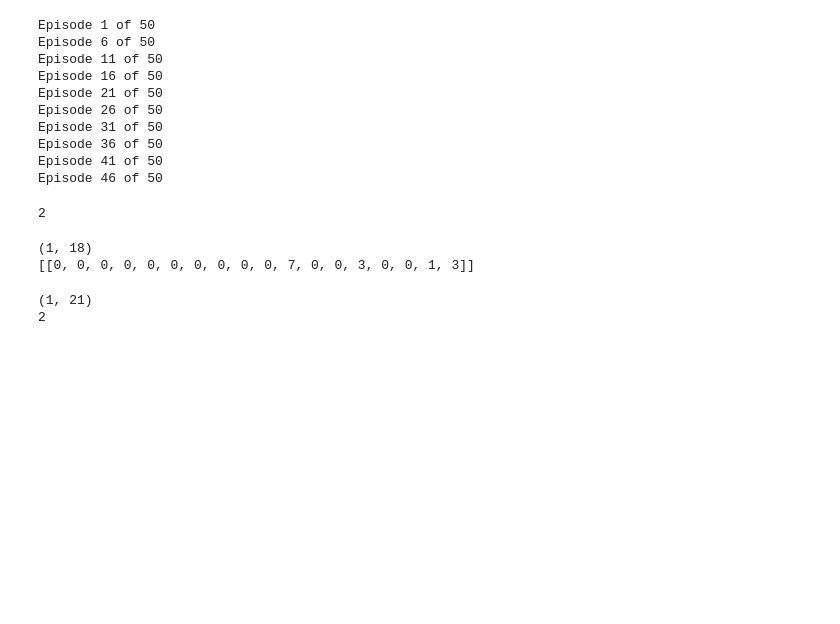
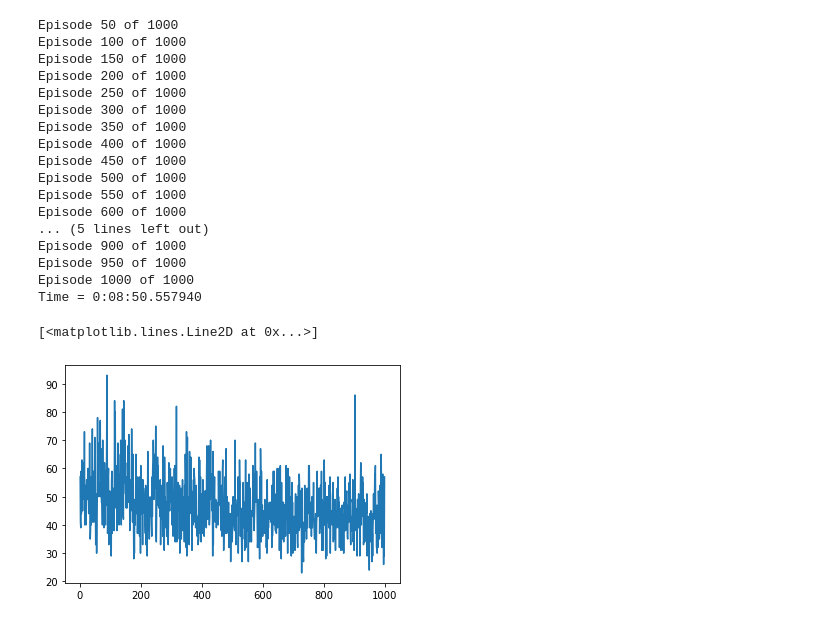
Before and after one commit to nyoung8/DominionAI, a Jupyter notebook: model building.ipynb, the cells around one changed output. Cells and saved outputs as stored; diff of their text form; code cells hidden in the pictures; blank space fills up the shorter version.

```diff
--- a/model building.ipynb
+++ b/model building.ipynb
@@ -69,6 +68,11 @@ Time = 0:00:00.515257
 # %%
 model = Sequential()
-model.add(Dense(10, activation='sigmoid', input_shape=(18,)))
+model.add(Dense(20, activation='sigmoid', input_shape=(18,)))
+model.add(Dense(64, activation='linear'))
+model.add(Dense(64, activation='linear'))
+#model.add(Dense(512, activation='relu'))
+#model.add(Dense(256, activation='relu'))
+#model.add(Dense(128, activation='relu'))
 model.add(Dense(2, activation='linear'))
 model.compile(loss='mse', optimizer='adam', metrics=['mae'])
 # %%
@@ -76,19 +80,20 @@ y = 0.95
 eps = 0.5
 decay_factor = 0.999
 game_lengths = []
-num_episodes = 200
+num_episodes = 1000
+start = datetime.now()
 for i in range(num_episodes):
     sim = quickplay.Simulation()
     eps *= decay_factor
-    if i % 9 == 0:
+    if (i+1) % 50 == 0:
         print("Episode {} of {}".format(i + 1, num_episodes))
     done = False
     turns = 0
     while not done:
-        if x.p1.turn == x.p2.turn:
-            player = x.p1
+        if sim.p1.turn == sim.p2.turn:
+            player = sim.p1
         else:
-            player = x.p2
+            player = sim.p2
         current_state = np.array(sim.getBuyState(player))
         if np.random.random() < eps:
             action = np.random.randint(0, 2)
@@ -105,29 +110,35 @@ for i in range(num_episodes):
         target_vec[action] = target
         model.fit(current_state, target_vec.reshape(-1, 2), epochs=1, verbose=0)
     game_lengths.append(sim.p1.turn)
+
+finish = datetime.now()
+print("Time =", str(finish-start))
+
+x=range(1,1+num_episodes)
+y=game_lengths
 # %% [output]
-Episode 1 of 50
-Episode 6 of 50
-Episode 11 of 50
-Episode 16 of 50
-Episode 21 of 50
-Episode 26 of 50
-Episode 31 of 50
-Episode 36 of 50
-Episode 41 of 50
-Episode 46 of 50
+Episode 50 of 1000
+Episode 100 of 1000
+Episode 150 of 1000
+Episode 200 of 1000
+Episode 250 of 1000
+Episode 300 of 1000
+Episode 350 of 1000
+Episode 400 of 1000
+Episode 450 of 1000
+Episode 500 of 1000
+Episode 550 of 1000
+Episode 600 of 1000
+... (5 lines left out)
+Episode 900 of 1000
+Episode 950 of 1000
+Episode 1000 of 1000
+Time = 0:08:50.557940
-# %%
-print(game_lengths)
-# %% [output]
-2
-# %%
-print(np.shape(sim.getBuyState(player)))
-print(sim.getBuyState(player))
-# %% [output]
-(1, 18)
-[[0, 0, 0, 0, 0, 0, 0, 0, 0, 0, 7, 0, 0, 3, 0, 0, 1, 3]]
-# %%
-arrTest1 = np.array([[0.1, 0.1, 0.1, 0.1, 0.1, 0.5, 0.1, 0., 0.1, 0.6, 0.1, 0.1, 0., 0., 0., 0.1, 0., 0., 0.1, 0., 0.]])
-# %% [output]
-(1, 21)
-2
+# %%
+# Area plot
+x=range(1,1+num_episodes)
+y=game_lengths
+plt.plot(x, y)
+# %% [output]
+[<matplotlib.lines.Line2D at 0x...>]
+[figure, added]
```
Also changed, not shown: parts of 5 cells of this notebook.
